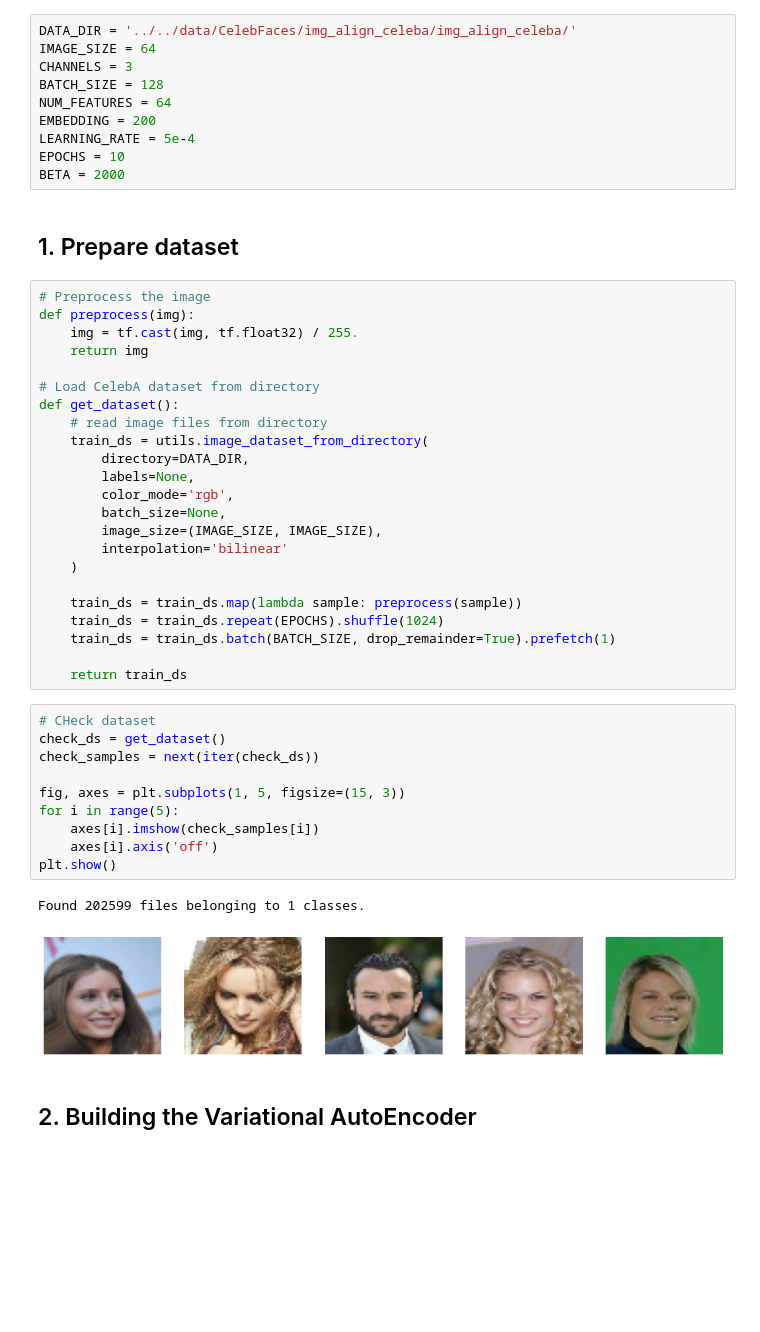
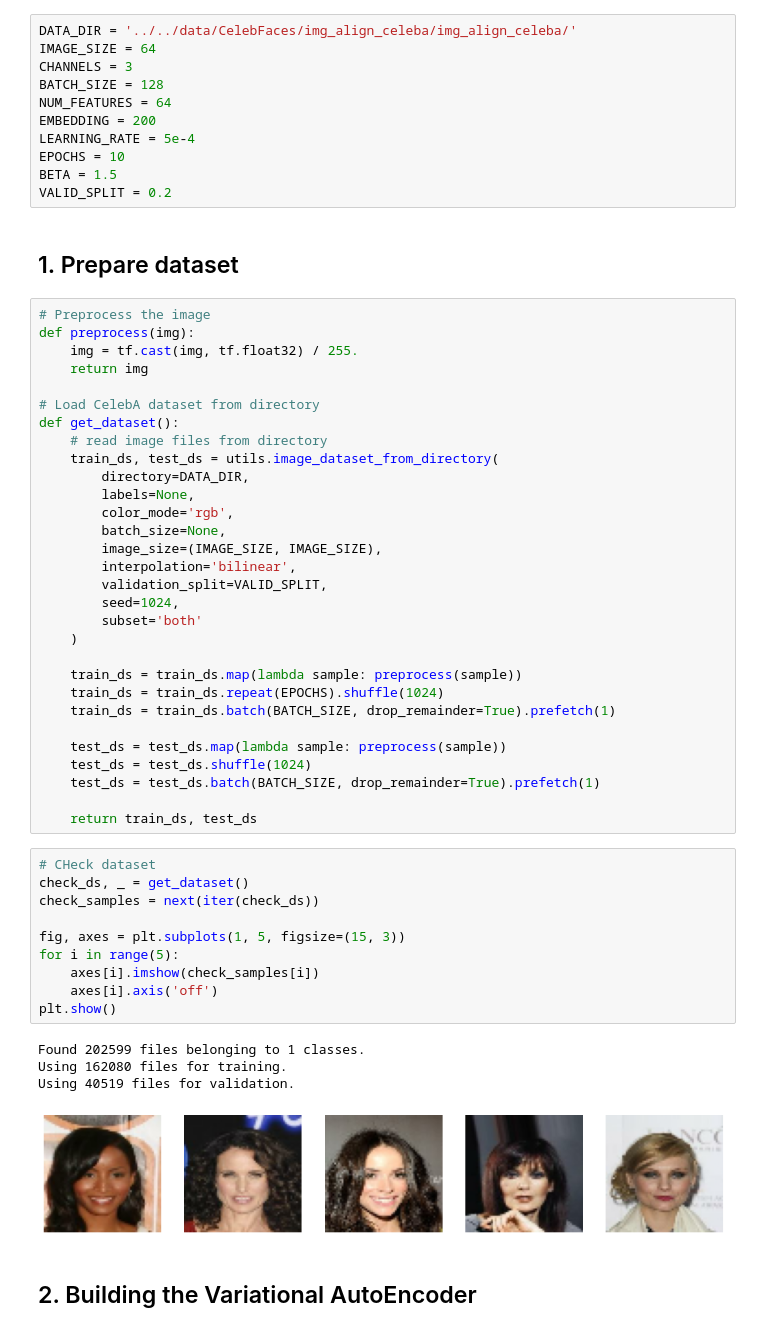
Before and after one commit to terrence-ou/Generative-Deep-Learning-2nd-Edition-PyTorch-JAX, a Jupyter notebook: JAX_FLAX/chapter_03_vae/vae_faces.ipynb, the cells around one changed output. Saved outputs shown, nothing was run; the diff lists cells and outputs as text; blank space fills up the shorter version.

```diff
--- a/JAX_FLAX/chapter_03_vae/vae_faces.ipynb
+++ b/JAX_FLAX/chapter_03_vae/vae_faces.ipynb
@@ -29,7 +31,8 @@ NUM_FEATURES = 64
 EMBEDDING = 200
 LEARNING_RATE = 5e-4
 EPOCHS = 10
-BETA = 2000
+BETA = 1.5
+VALID_SPLIT = 0.2
 # %% [markdown]
 ## 1. Prepare dataset
 # %%
@@ -41,33 +44,42 @@ def preprocess(img):
 # Load CelebA dataset from directory
 def get_dataset():
     # read image files from directory
-    train_ds = utils.image_dataset_from_directory(
+    train_ds, test_ds = utils.image_dataset_from_directory(
         directory=DATA_DIR,
         labels=None,
         color_mode='rgb',
         batch_size=None,
         image_size=(IMAGE_SIZE, IMAGE_SIZE),
-        interpolation='bilinear'
+        interpolation='bilinear',
+        validation_split=VALID_SPLIT,
+        seed=1024,
+        subset='both'
     )
 
     train_ds = train_ds.map(lambda sample: preprocess(sample))
     train_ds = train_ds.repeat(EPOCHS).shuffle(1024)
     train_ds = train_ds.batch(BATCH_SIZE, drop_remainder=True).prefetch(1)
 
-    return train_ds
+    test_ds = test_ds.map(lambda sample: preprocess(sample))
+    test_ds = test_ds.shuffle(1024)
+    test_ds = test_ds.batch(BATCH_SIZE, drop_remainder=True).prefetch(1)
+
+    return train_ds, test_ds
 # %%
 # CHeck dataset
-check_ds = get_dataset()
+check_ds, _ = get_dataset()
 check_samples = next(iter(check_ds))
 
 fig, axes = plt.subplots(1, 5, figsize=(15, 3))
 for i in range(5):
     axes[i].imshow(check_samples[i])
     axes[i].axis('off')
 plt.show()
 # %% [output]
 Found 202599 files belonging to 1 classes.
+Using 162080 files for training.
+Using 40519 files for validation.
-[figure, old version]
+[figure, new version]
 # %% [markdown]
 ## 2. Building the Variational AutoEncoder
 # %%
```
Also changed, not shown: parts of 10 cells of this notebook.
